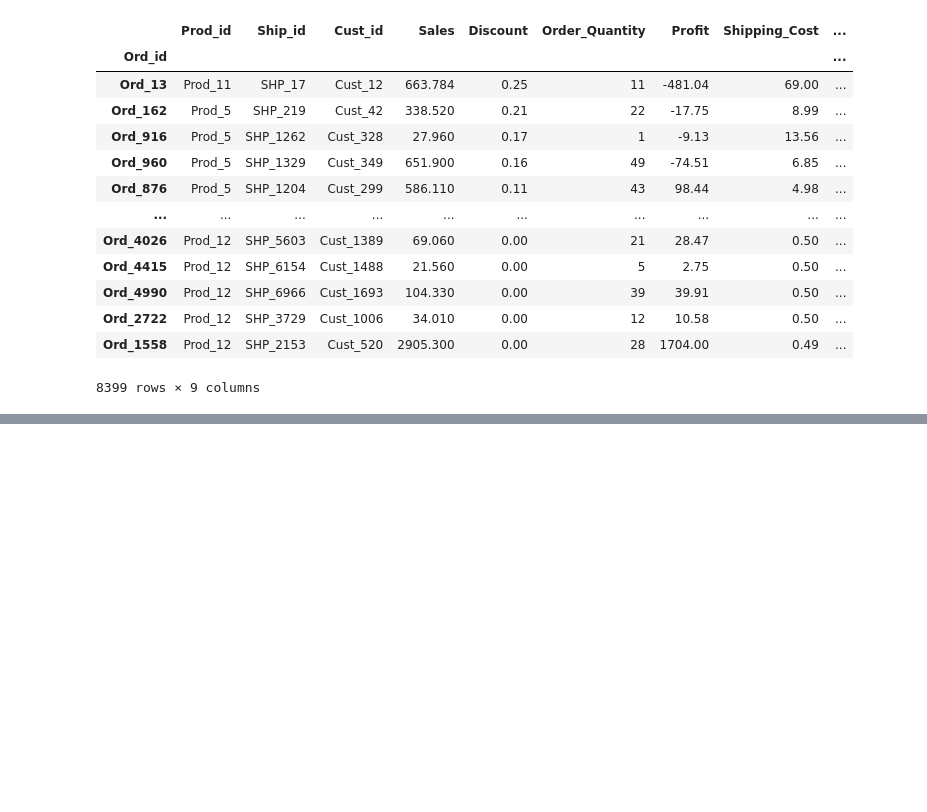
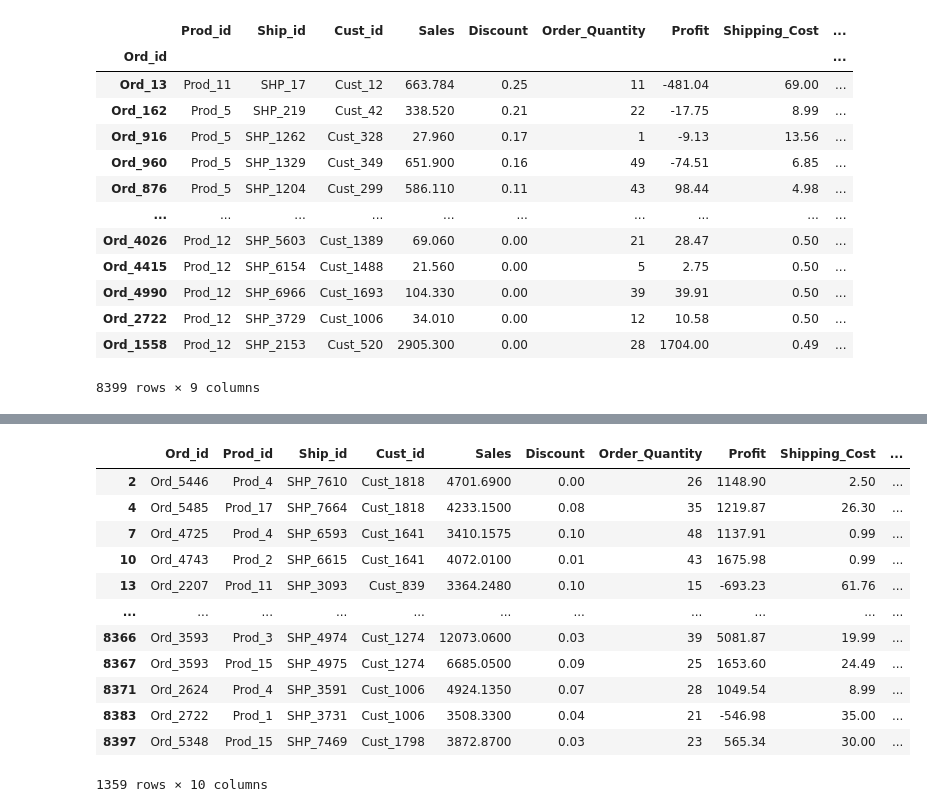
Before and after one commit to chethanbr86/Python_programs, a Jupyter notebook: upgrad/Numpy_Pandas/pandas_basics.ipynb, the cells around one changed output, grey strips where cells are left out. Cells and saved outputs as stored; diff of their text form; code cells hidden in the pictures; blank space fills up the shorter version.

```diff
--- a/upgrad/Numpy_Pandas/pandas_basics.ipynb
+++ b/upgrad/Numpy_Pandas/pandas_basics.ipynb
@@ -245,0 +692,19 @@ market_df_1.sort_values(by = ['Discount', 'Shipping_Cost'], ascending = False)
+# %%
+# An alternative to df.Sales is df['Sales]
+# You may want to put the : to indicate that you want all columns
+# It is more explicit
+market_df.loc[market_df['Sales'] > 3000, :]
+# %% [output]
+|  | Ord_id | Prod_id | Ship_id | Cust_id | Sales | Discount | Order_Quantity | Profit | Shipping_Cost | ... |
+| 2 | Ord_5446 | Prod_4 | SHP_7610 | Cust_1818 | 4701.6900 | 0.00 | 26 | 1148.90 | 2.50 | ... |
+| 4 | Ord_5485 | Prod_17 | SHP_7664 | Cust_1818 | 4233.1500 | 0.08 | 35 | 1219.87 | 26.30 | ... |
+| 7 | Ord_4725 | Prod_4 | SHP_6593 | Cust_1641 | 3410.1575 | 0.10 | 48 | 1137.91 | 0.99 | ... |
+| 10 | Ord_4743 | Prod_2 | SHP_6615 | Cust_1641 | 4072.0100 | 0.01 | 43 | 1675.98 | 0.99 | ... |
+| 13 | Ord_2207 | Prod_11 | SHP_3093 | Cust_839 | 3364.2480 | 0.10 | 15 | -693.23 | 61.76 | ... |
+| ... | ... | ... | ... | ... | ... | ... | ... | ... | ... | ... |
+| 8366 | Ord_3593 | Prod_3 | SHP_4974 | Cust_1274 | 12073.0600 | 0.03 | 39 | 5081.87 | 19.99 | ... |
+| 8367 | Ord_3593 | Prod_15 | SHP_4975 | Cust_1274 | 6685.0500 | 0.09 | 25 | 1653.60 | 24.49 | ... |
+| 8371 | Ord_2624 | Prod_4 | SHP_3591 | Cust_1006 | 4924.1350 | 0.07 | 28 | 1049.54 | 8.99 | ... |
+| 8383 | Ord_2722 | Prod_1 | SHP_3731 | Cust_1006 | 3508.3300 | 0.04 | 21 | -546.98 | 35.00 | ... |
+| 8397 | Ord_5348 | Prod_15 | SHP_7469 | Cust_1798 | 3872.8700 | 0.03 | 23 | 565.34 | 30.00 | ... |
+1359 rows × 10 columns
```
Also changed, not shown: parts of 50 cells of this notebook.
